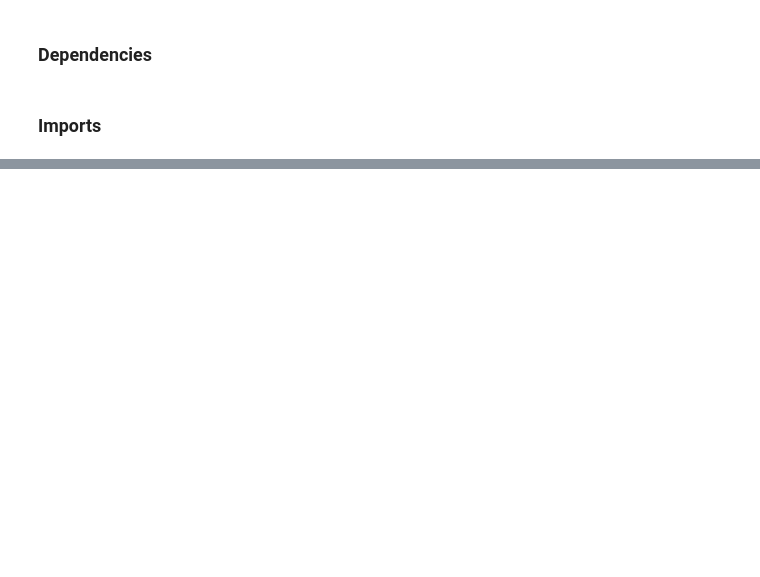
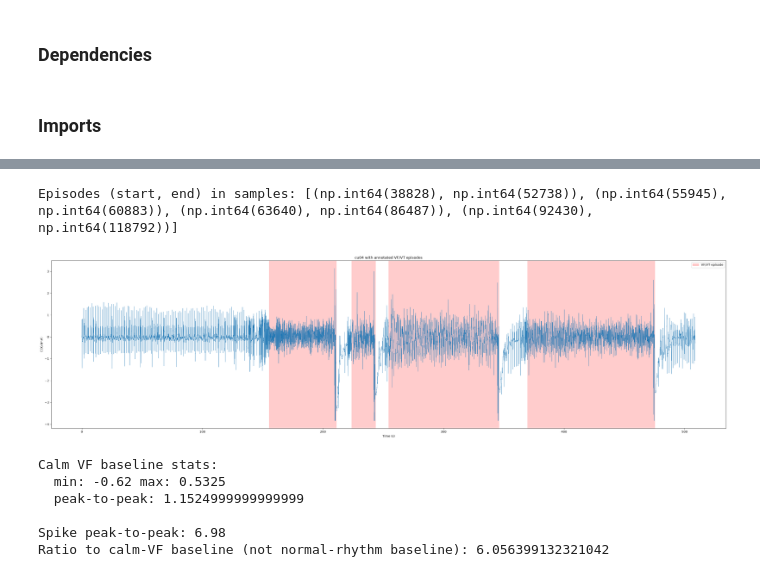
Before and after one commit to SeifElgendy-eg/task_2-2B-intern, a Jupyter notebook: pipeline.ipynb, the cells around one changed output, grey strips where cells are left out. Cells and saved outputs as stored; diff of their text form; code cells hidden in the pictures; blank space fills up the shorter version.

```diff
--- a/pipeline.ipynb
+++ b/pipeline.ipynb
@@ -155,0 +36,3 @@ for s, note in zip(ann.sample, ann.aux_note):
+# %%
+ann = wfdb.rdann(os.path.join(cudb_path, 'cu01'), 'atr')
+print(set(ann.symbol))
@@ -155,0 +148,56 @@ for s, note in zip(ann.sample, ann.aux_note):
+# %%
+rec_path = os.path.join(cudb_path, 'cu04')
+record = wfdb.rdrecord(rec_path)
+signal = record.p_signal[:, 0]
+entries, record_len = scan_record(rec_path)
+
+rhythm_markers = [(s, sym) for s, sym, _ in entries if sym in ['[', ']']]
+
+episodes = []
+open_sample = None
+for s, sym in rhythm_markers:
+    if sym == '[':
+        open_sample = s
+    elif sym == ']' and open_sample is not None:
+        episodes.append((open_sample, s))
+        open_sample = None
+if open_sample is not None:
+    episodes.append((open_sample, record_len - 1))
+
+print("Episodes (start, end) in samples:", episodes)
+
+time = np.arange(record_len) / fs
+
+plt.figure(figsize=(40, 10))
+plt.plot(time, signal, linewidth=0.5)
+for i, (start, end) in enumerate(episodes):
+    plt.axvspan(start/fs, end/fs, color='red', alpha=0.2, label='VF/VT episode' if i == 0 else None)
+plt.xlabel('Time (s)')
+plt.ylabel('ECG (mV)')
+plt.title('cu04 with annotated VF/VT episodes')
+plt.legend()
+plt.show()
+# %% [output]
+Episodes (start, end) in samples: [(np.int64(38828), np.int64(52738)), (np.int64(55945), np.int64(60883)), (np.int64(63640), np.int64(86487)), (np.int64(92430), np.int64(118792))]
+[figure, added]
+# %%
+# calm VF baseline: early part of 1st episode before the shock artifact
+vf_baseline_start = 38828 + 250
+vf_baseline = signal[vf_baseline_start : vf_baseline_start + 1250]  # 5 seconds of calm VF
+
+print("Calm VF baseline stats:")
+print("  min:", vf_baseline.min(), "max:", vf_baseline.max())
+print("  peak-to-peak:", vf_baseline.max() - vf_baseline.min())
+
+# now compare the spike window against THIS baseline instead
+spike_ptp = 6.98  # from our last cell
+vf_baseline_ptp = vf_baseline.max() - vf_baseline.min()
+print("\nSpike peak-to-peak:", spike_ptp)
+print("Ratio to calm-VF baseline (not normal-rhythm baseline):", spike_ptp / vf_baseline_ptp)
+# %% [output]
+Calm VF baseline stats:
+  min: -0.62 max: 0.5325
+  peak-to-peak: 1.1524999999999999
+
+Spike peak-to-peak: 6.98
+Ratio to calm-VF baseline (not normal-rhythm baseline): 6.056399132321042
```
Also changed, not shown: parts of 35 cells of this notebook, 1 other file.
